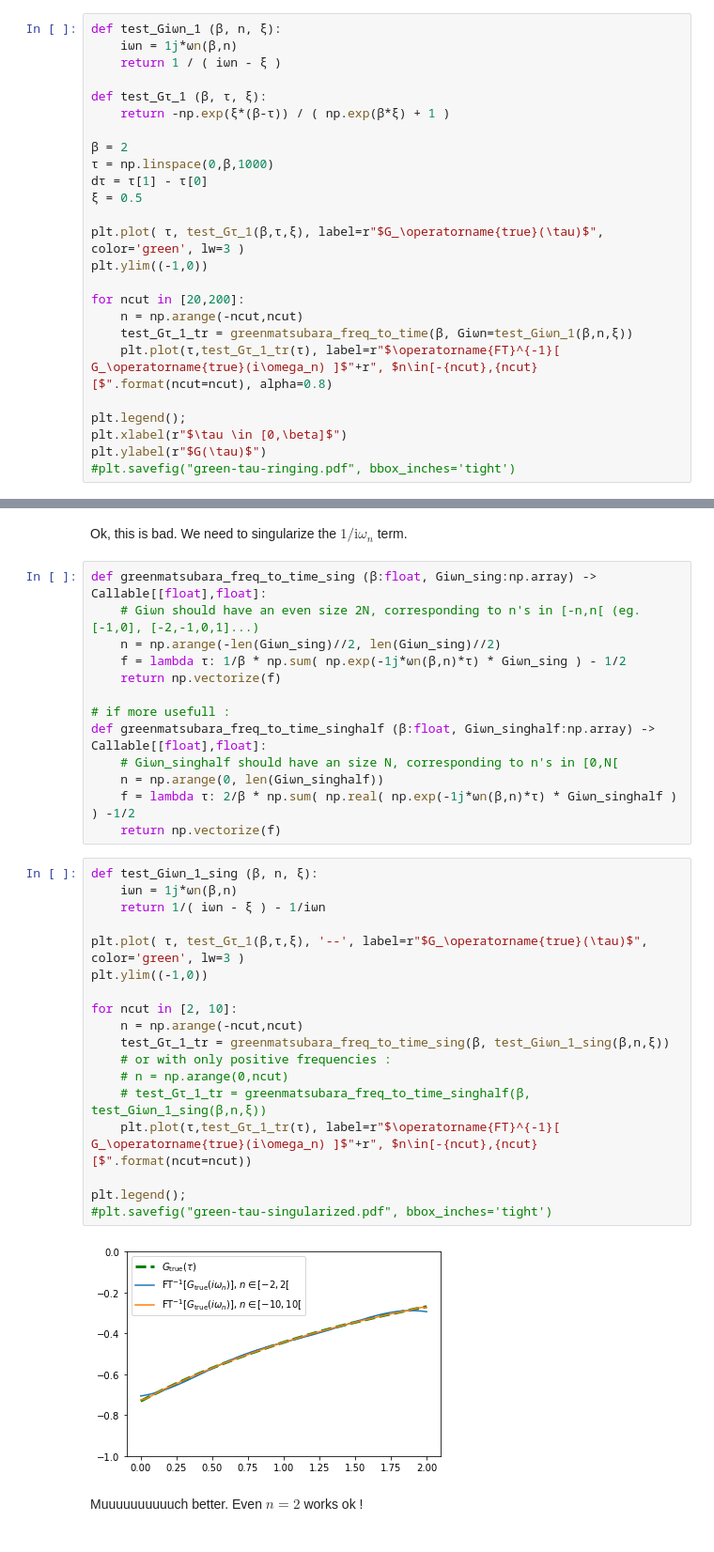
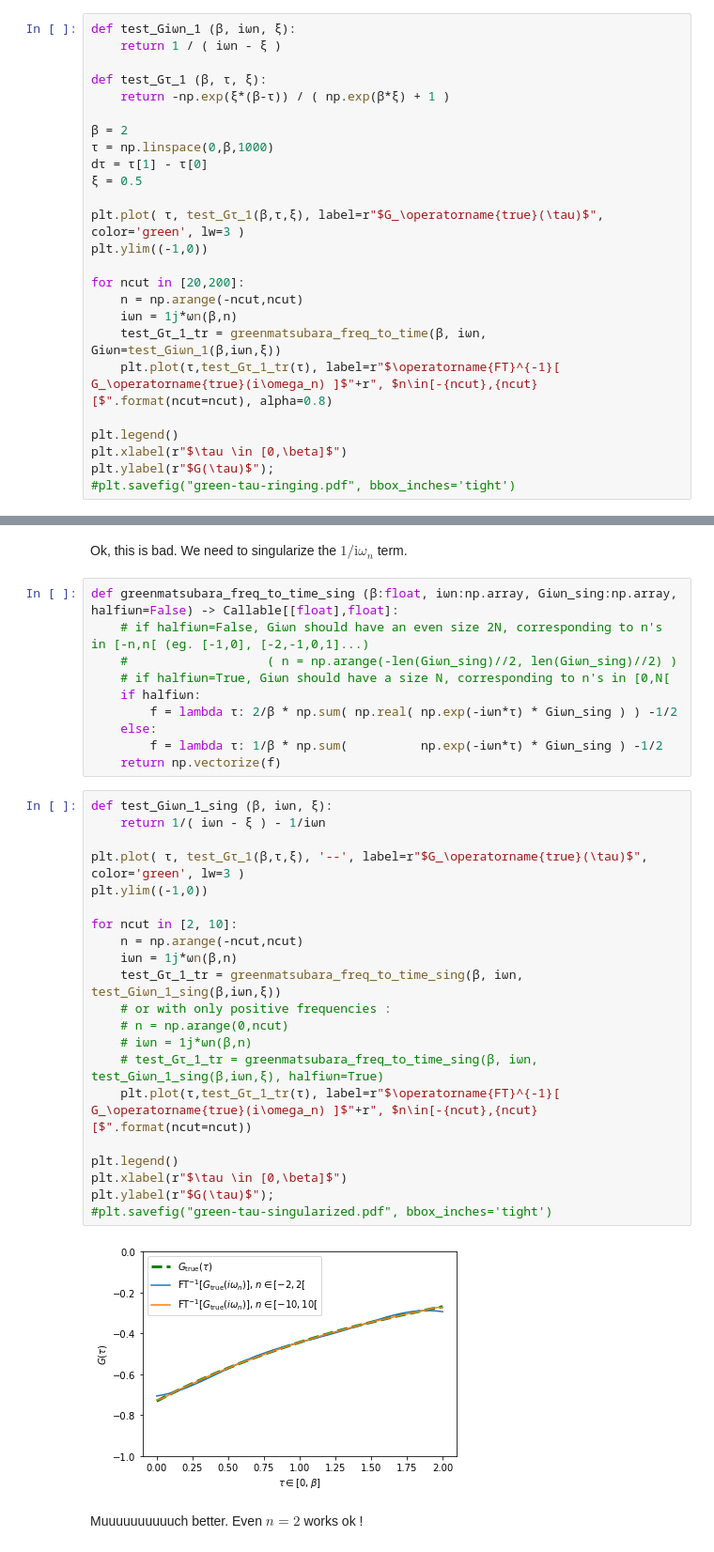
Before and after one commit to romainfd/DMFT-solver, a Jupyter notebook: play-with-green-func.ipynb, the cells around one changed output, grey strips where cells are left out. Shown at 94% size. Drawn from its saved outputs; the diff is of its cells as text.

```diff
--- a/play-with-green-func.ipynb
+++ b/play-with-green-func.ipynb
@@ -66,6 +64,5 @@ def greenmatsubara_freq_to_time_half (β:float, Giωn_half:np.array) -> Callable
 # %%
-def test_Giωn_1 (β, n, ξ):
-    iωn = 1j*ωn(β,n)
+def test_Giωn_1 (β, iωn, ξ):
     return 1 / ( iωn - ξ )
 
 def test_Gτ_1 (β, τ, ξ):
@@ -81,11 +78,12 @@ plt.ylim((-1,0))
 
 for ncut in [20,200]:
     n = np.arange(-ncut,ncut)
-    test_Gτ_1_tr = greenmatsubara_freq_to_time(β, Giωn=test_Giωn_1(β,n,ξ))
+    iωn = 1j*ωn(β,n)
+    test_Gτ_1_tr = greenmatsubara_freq_to_time(β, iωn, Giωn=test_Giωn_1(β,iωn,ξ))
     plt.plot(τ,test_Gτ_1_tr(τ), label=r"$\operatorname{FT}^{-1}[ G_\operatorname{true}(i\omega_n) ]$"+r", $n\in[-{ncut},{ncut}[$".format(ncut=ncut), alpha=0.8)
 
-plt.legend();
+plt.legend()
 plt.xlabel(r"$\tau \in [0,\beta]$")
-plt.ylabel(r"$G(\tau)$")
+plt.ylabel(r"$G(\tau)$");
 #plt.savefig("green-tau-ringing.pdf", bbox_inches='tight')
 # %% [output]
@@ -98,38 +95,38 @@ np.linalg.norm(np.imag(test_Gτ_1_tr(τ)), ord=np.inf)
 # %% [markdown]
 Ok, this is bad. We need to singularize the $1/\mathrm{i}\omega_n$ term.
 # %%
-def greenmatsubara_freq_to_time_sing (β:float, Giωn_sing:np.array) -> Callable[[float],float]:
-    # Giωn should have an even size 2N, corresponding to n's in [-n,n[ (eg. [-1,0], [-2,-1,0,1]...)
-    n = np.arange(-len(Giωn_sing)//2, len(Giωn_sing)//2)
-    f = lambda τ: 1/β * np.sum( np.exp(-1j*ωn(β,n)*τ) * Giωn_sing ) - 1/2
+def greenmatsubara_freq_to_time_sing (β:float, iωn:np.array, Giωn_sing:np.array, halfiωn=False) -> Callable[[float],float]:
+    # if halfiωn=False, Giωn should have an even size 2N, corresponding to n's in [-n,n[ (eg. [-1,0], [-2,-1,0,1]...)
+    #                   ( n = np.arange(-len(Giωn_sing)//2, len(Giωn_sing)//2) )
+    # if halfiωn=True, Giωn should have a size N, corresponding to n's in [0,N[
+    if halfiωn:
+        f = lambda τ: 2/β * np.sum( np.real( np.exp(-iωn*τ) * Giωn_sing ) ) -1/2
+    else:
+        f = lambda τ: 1/β * np.sum(          np.exp(-iωn*τ) * Giωn_sing ) -1/2
     return np.vectorize(f)
-
-# if more usefull :
-def greenmatsubara_freq_to_time_singhalf (β:float, Giωn_singhalf:np.array) -> Callable[[float],float]:
-    # Giωn_singhalf should have an size N, corresponding to n's in [0,N[
-    n = np.arange(0, len(Giωn_singhalf))
-    f = lambda τ: 2/β * np.sum( np.real( np.exp(-1j*ωn(β,n)*τ) * Giωn_singhalf ) ) -1/2
-    return np.vectorize(f)
 # %%
-def test_Giωn_1_sing (β, n, ξ):
-    iωn = 1j*ωn(β,n)
+def test_Giωn_1_sing (β, iωn, ξ):
     return 1/( iωn - ξ ) - 1/iωn
 
 plt.plot( τ, test_Gτ_1(β,τ,ξ), '--', label=r"$G_\operatorname{true}(\tau)$", color='green', lw=3 )
 plt.ylim((-1,0))
 
 for ncut in [2, 10]:
     n = np.arange(-ncut,ncut)
-    test_Gτ_1_tr = greenmatsubara_freq_to_time_sing(β, test_Giωn_1_sing(β,n,ξ))
+    iωn = 1j*ωn(β,n)
+    test_Gτ_1_tr = greenmatsubara_freq_to_time_sing(β, iωn, test_Giωn_1_sing(β,iωn,ξ))
     # or with only positive frequencies :
     # n = np.arange(0,ncut)
-    # test_Gτ_1_tr = greenmatsubara_freq_to_time_singhalf(β, test_Giωn_1_sing(β,n,ξ))
+    # iωn = 1j*ωn(β,n)
+    # test_Gτ_1_tr = greenmatsubara_freq_to_time_sing(β, iωn, test_Giωn_1_sing(β,iωn,ξ), halfiωn=True)
     plt.plot(τ,test_Gτ_1_tr(τ), label=r"$\operatorname{FT}^{-1}[ G_\operatorname{true}(i\omega_n) ]$"+r", $n\in[-{ncut},{ncut}[$".format(ncut=ncut))
 
-plt.legend();
+plt.legend()
+plt.xlabel(r"$\tau \in [0,\beta]$")
+plt.ylabel(r"$G(\tau)$");
 #plt.savefig("green-tau-singularized.pdf", bbox_inches='tight')
 # %% [output]
-[figure, old version]
+[figure, new version]
 # %% [markdown]
 Muuuuuuuuuuch better. Even $n=2$ works ok !
 # %%
```
Also changed, not shown: parts of 18 cells of this notebook, 2 other files.
